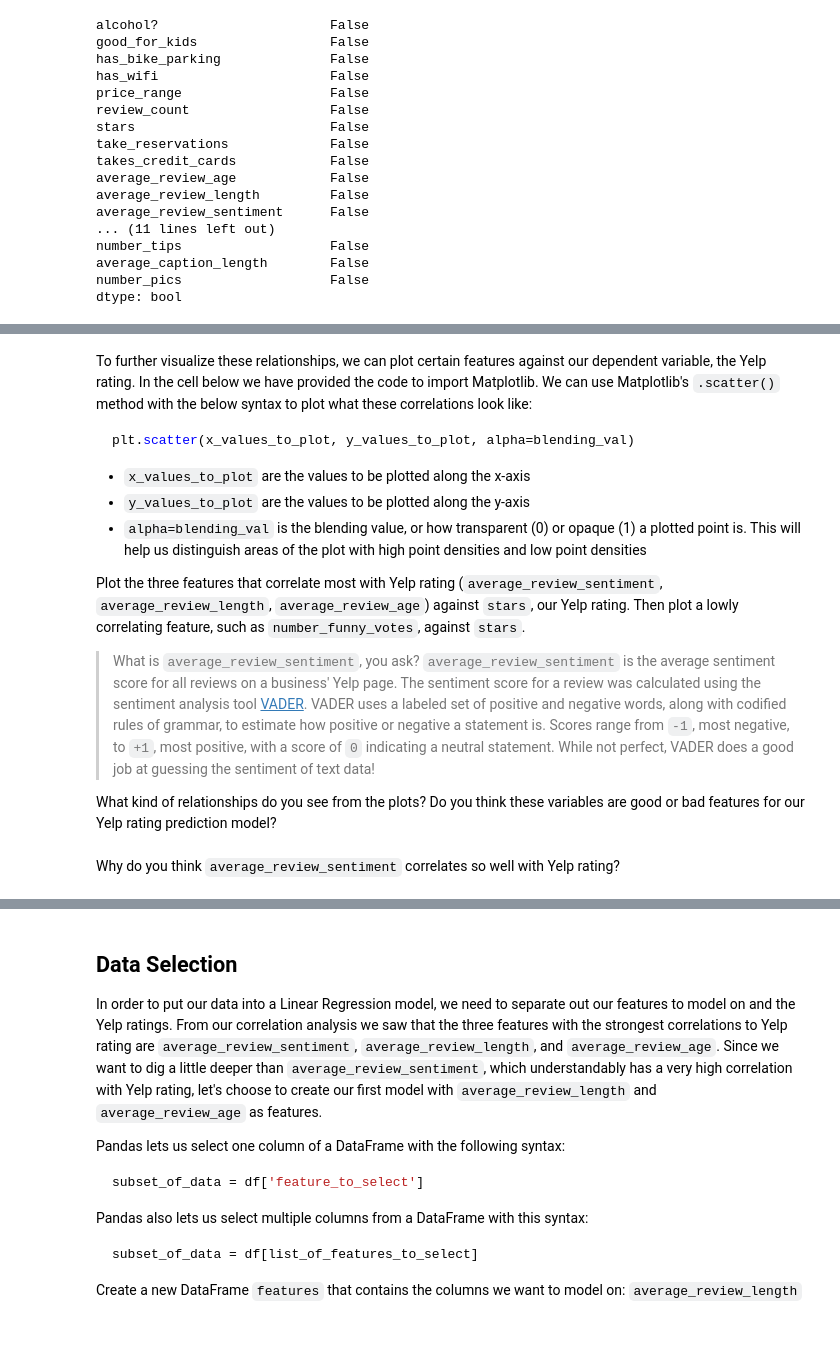
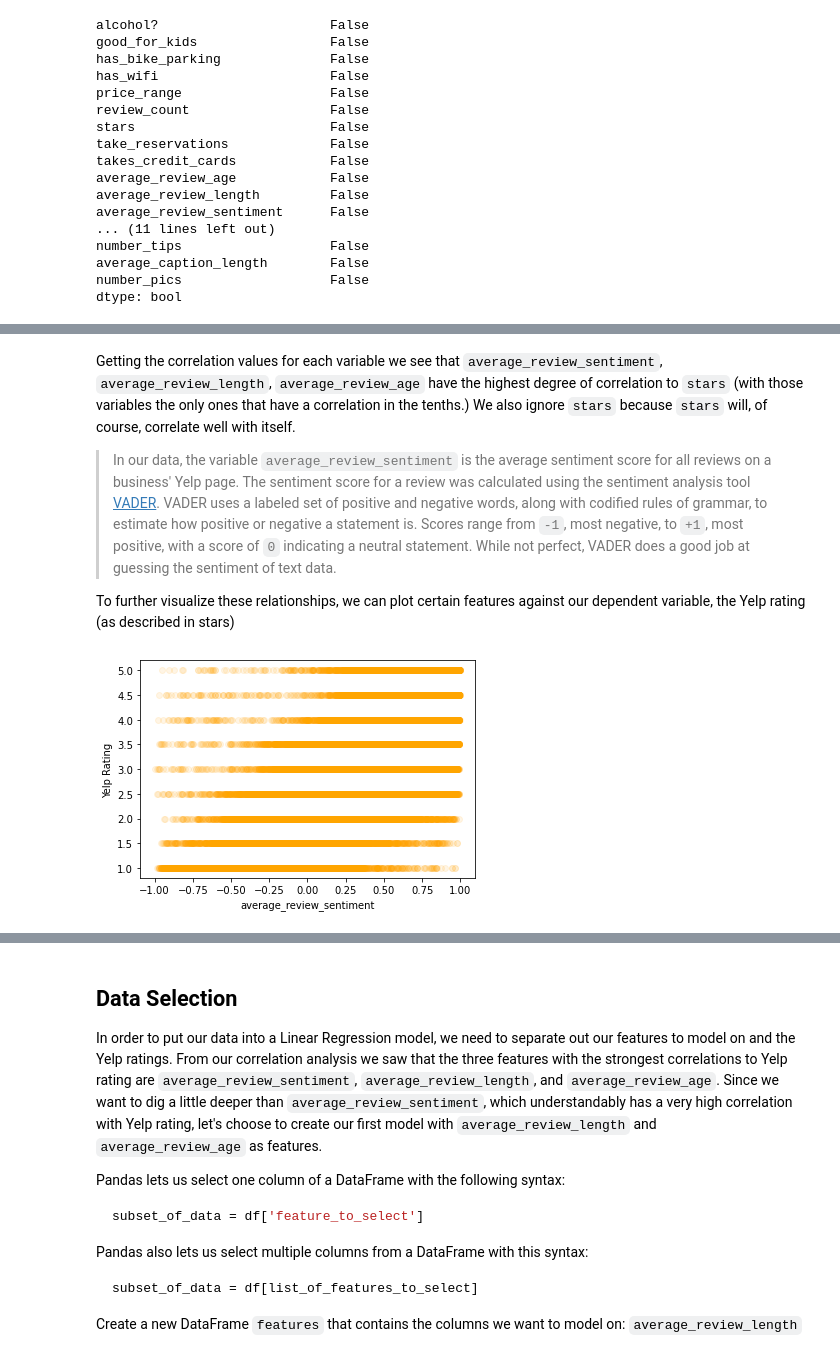
Before and after one commit to DanPark13/yelp-rating-prediction, a Jupyter notebook: yelp_rating_predictor.ipynb, the cells around one changed output, grey strips where cells are left out. Saved outputs shown, nothing was run; the diff lists cells and outputs as text; code cells hidden in the pictures.

Commit message:
Determine the data points we should use

````diff
--- a/yelp_rating_predictor.ipynb
+++ b/yelp_rating_predictor.ipynb
@@ -207,20 +260,16 @@ Now that our data is all together, let's investigate some of the different featu
 # %% [markdown]
-To further visualize these relationships, we can plot certain features against our dependent variable, the Yelp rating. In the cell below we have provided the code to import Matplotlib. We can use Matplotlib's `.scatter()` method with the below syntax to plot what these correlations look like:
+Getting the correlation values for each variable we see that `average_review_sentiment`, `average_review_length`, `average_review_age` have the highest degree of correlation to `stars` (with those variables the only ones that have a correlation in the tenths.) We also ignore `stars` because `stars` will, of course, correlate well with itself.
 
-```python
-plt.scatter(x_values_to_plot, y_values_to_plot, alpha=blending_val)
-```
+>In our data, the variable `average_review_sentiment` is the average sentiment score for all reviews on a business' Yelp page. The sentiment score for a review was calculated using the sentiment analysis tool [VADER](https://github.com/cjhutto/vaderSentiment). VADER uses a labeled set of positive and negative words, along with codified rules of grammar, to estimate how positive or negative a statement is. Scores range from `-1`, most negative, to `+1`, most positive, with a score of `0` indicating a neutral statement. While not perfect, VADER does a good job at guessing the sentiment of text data.
 
-* `x_values_to_plot` are the values to be plotted along the x-axis
-* `y_values_to_plot` are the values to be plotted along the y-axis
-* `alpha=blending_val` is the blending value, or how transparent (0) or opaque (1) a plotted point is. This will help us distinguish areas of the plot with high point densities and low point densities
-
-Plot the three features that correlate most with Yelp rating (`average_review_sentiment`, `average_review_length`, `average_review_age`) against `stars`, our Yelp rating. Then plot a lowly correlating feature, such as `number_funny_votes`, against `stars`.
-
->What is `average_review_sentiment`, you ask? `average_review_sentiment` is the average sentiment score for all reviews on a business' Yelp page. The sentiment score for a review was calculated using the sentiment analysis tool [VADER](https://github.com/cjhutto/vaderSentiment). VADER uses a labeled set of positive and negative words, along with codified rules of grammar, to estimate how positive or negative a statement is. Scores range from `-1`, most negative, to `+1`, most positive, with a score of `0` indicating a neutral statement. While not perfect, VADER does a good job at guessing the sentiment of text data!
-
-What kind of relationships do you see from the plots? Do you think these variables are good or bad features for our Yelp rating prediction model?
+To further visualize these relationships, we can plot certain features against our dependent variable, the Yelp rating (as described in stars)
 # %%
 from matplotlib import pyplot as plt
 
-# plot average_review_sentiment against stars here
+# Plot average_review_sentiment against stars here
+plt.scatter(df['average_review_sentiment'],df['stars'],alpha=0.1, c= 'orange')
+plt.xlabel('average_review_sentiment')
+plt.ylabel('Yelp Rating')
+plt.show()
+# %% [output]
+[figure, added]
@@ -233,2 +275,0 @@ from matplotlib import pyplot as plt
-# %% [markdown]
-Why do you think `average_review_sentiment` correlates so well with Yelp rating?
````
Also changed, not shown: parts of 14 cells of this notebook.
